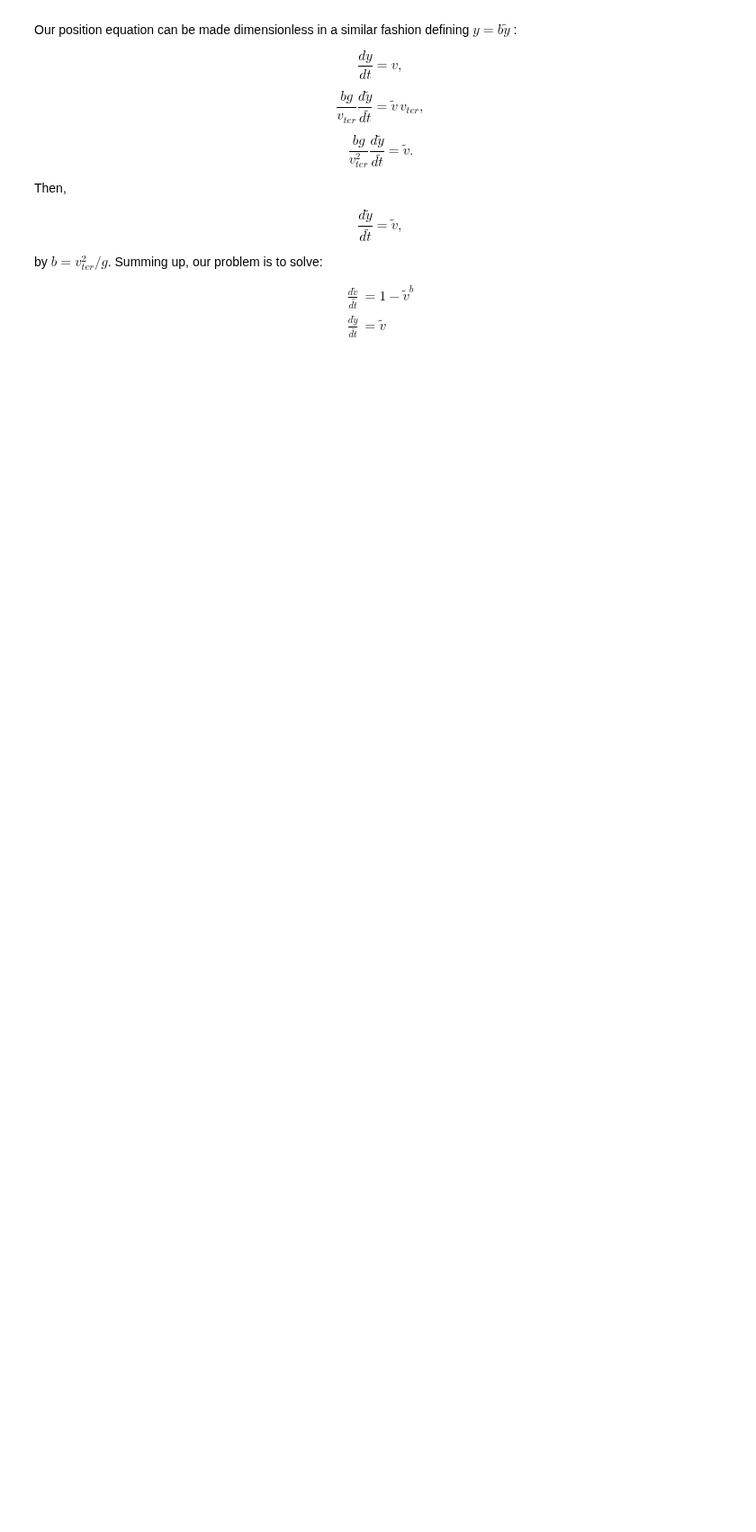
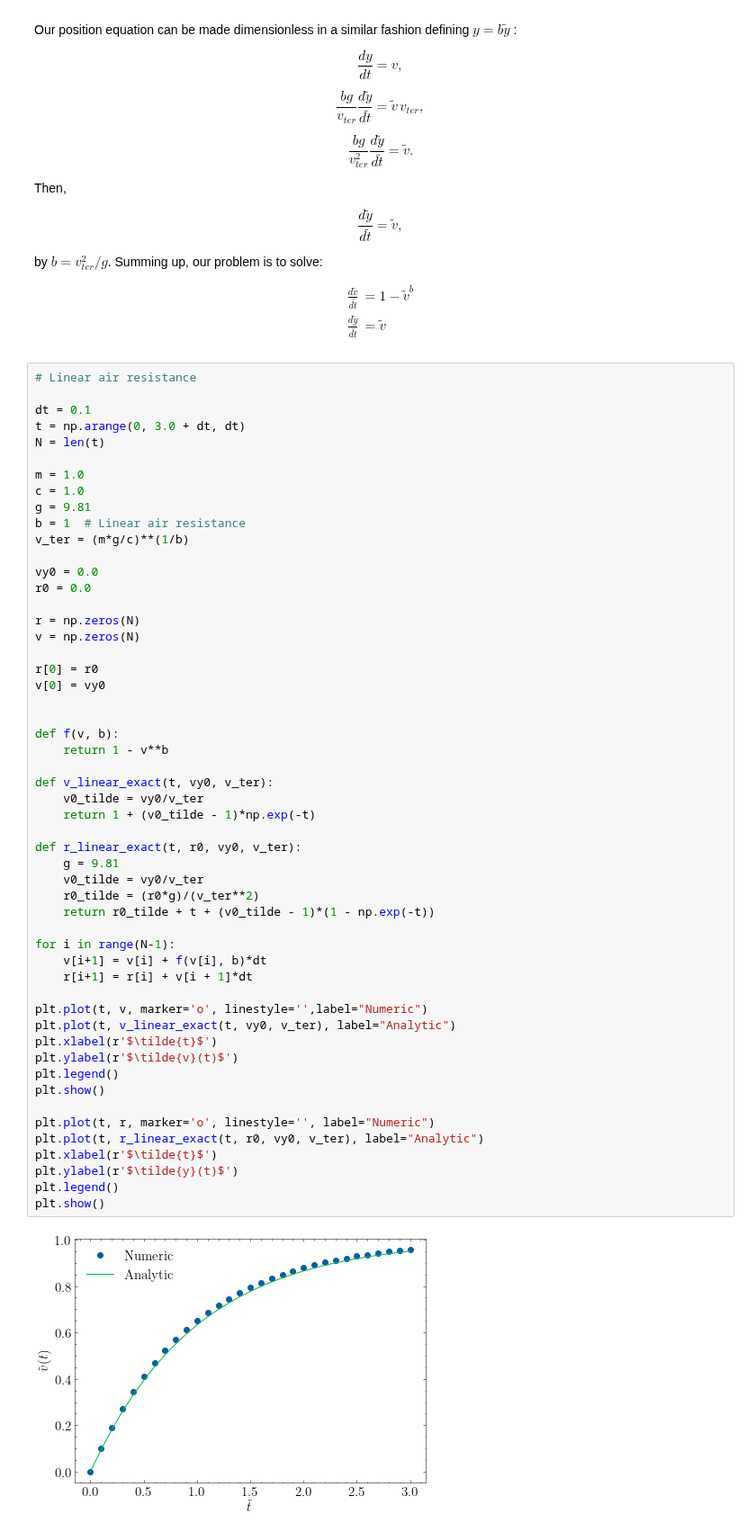
Before and after one commit to franklinzppa/fisica-computacional, a Jupyter notebook: week1.ipynb, the cells around one changed output. Shown at 90% size. Saved outputs shown, nothing was run; the diff lists cells and outputs as text; blank space fills up the shorter version.

```diff
--- a/week1.ipynb
+++ b/week1.ipynb
@@ -285,3 +285,58 @@ by $b = v_{ter}^2 / g$. Summing up, our problem is to solve:
 \frac{d \tilde{v}}{d \tilde{t}} &= 1 - \tilde{v}^b \\
 \frac{d \tilde{y}}{d \tilde{t}} &= \tilde{v}
 \end{align}
+# %%
+# Linear air resistance
+
+dt = 0.1
+t = np.arange(0, 3.0 + dt, dt)
+N = len(t)
+
+m = 1.0
+c = 1.0
+g = 9.81
+b = 1  # Linear air resistance
+v_ter = (m*g/c)**(1/b)
+
+vy0 = 0.0
+r0 = 0.0
+
+r = np.zeros(N)
+v = np.zeros(N)
+
+r[0] = r0
+v[0] = vy0
+
+
+def f(v, b):
+    return 1 - v**b
+
+def v_linear_exact(t, vy0, v_ter):
+    v0_tilde = vy0/v_ter
+    return 1 + (v0_tilde - 1)*np.exp(-t)
+
+def r_linear_exact(t, r0, vy0, v_ter):
+    g = 9.81
+    v0_tilde = vy0/v_ter
+    r0_tilde = (r0*g)/(v_ter**2)
+    return r0_tilde + t + (v0_tilde - 1)*(1 - np.exp(-t))
+
+for i in range(N-1):
+    v[i+1] = v[i] + f(v[i], b)*dt
+    r[i+1] = r[i] + v[i + 1]*dt
+
+plt.plot(t, v, marker='o', linestyle='',label="Numeric")
+plt.plot(t, v_linear_exact(t, vy0, v_ter), label="Analytic")
+plt.xlabel(r'$\tilde{t}$')
+plt.ylabel(r'$\tilde{v}(t)$')
+plt.legend()
+plt.show()
+
+plt.plot(t, r, marker='o', linestyle='', label="Numeric")
+plt.plot(t, r_linear_exact(t, r0, vy0, v_ter), label="Analytic")
+plt.xlabel(r'$\tilde{t}$')
+plt.ylabel(r'$\tilde{y}(t)$')
+plt.legend()
+plt.show()
+# %% [output]
+[figure, added]
```
Also changed, not shown: parts of 10 cells of this notebook.
